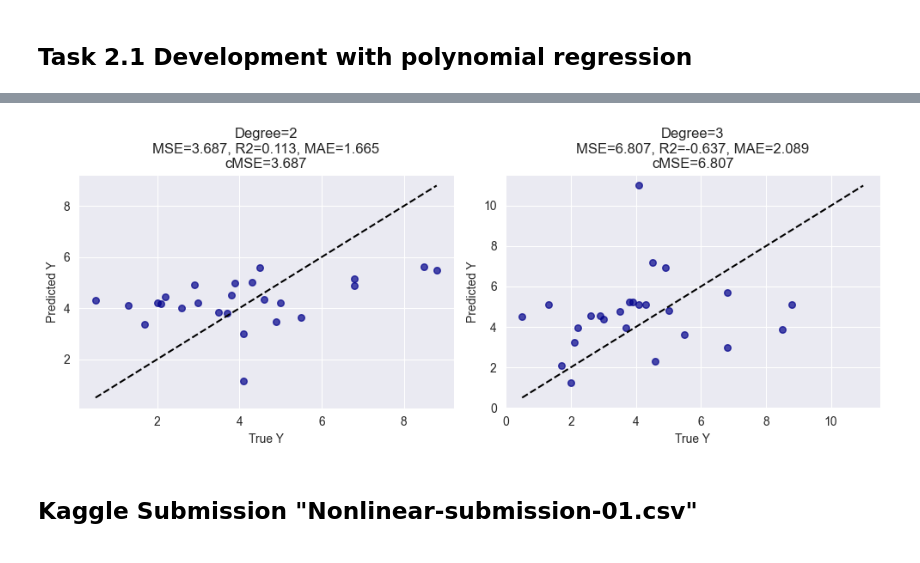
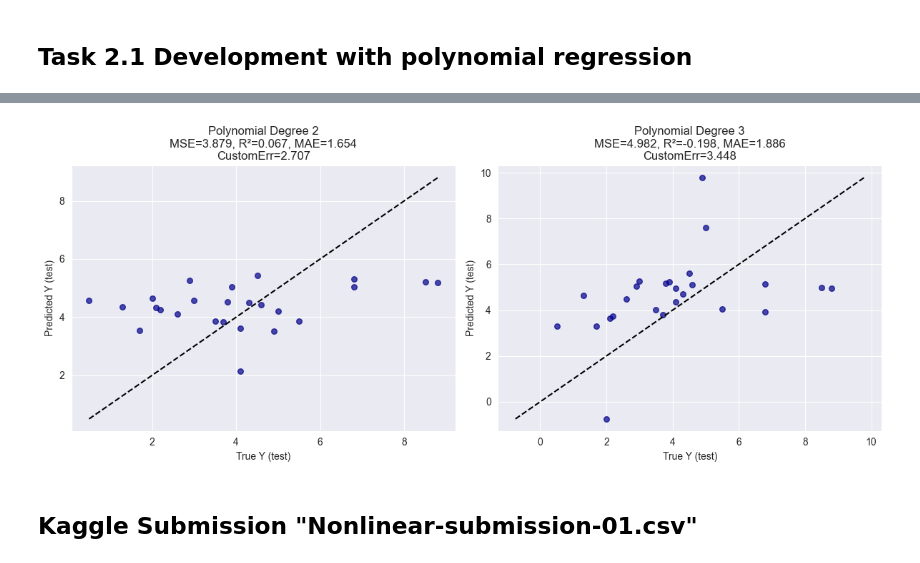
Before and after one commit to bencastello/Machine-Learning-Assignment-2, a Jupyter notebook: ml_assignment_2.ipynb, the cells around one changed output, grey strips where cells are left out. Drawn from its saved outputs; the diff is of its cells as text; code cells hidden in the pictures.

```diff
--- a/ml_assignment_2.ipynb
+++ b/ml_assignment_2.ipynb
@@ -93,7 +120,9 @@ plt.show()
 # %% [output]
 [figure]
 # %%
-X = df2.drop(columns=['SurvivalTime', 'Censored'])
+# Feature-DataFrame und Zielvariable als Pandas-Objekte lassen
+X = df2.drop(columns=['Unnamed: 0', 'SurvivalTime'])   # DataFrame
+y = df2['SurvivalTime']                                # Series
+
 feature_names = X.columns
-y = df2['SurvivalTime'].values
-c = df2['Censored'].values
+print(feature_names)
@@ -427,49 +662,67 @@ Test:       MSE=4.9350, R2=-0.7597, MAE=1.7856
 # %%
+
+
 degrees = [2, 3]
+c = 0.5   # asymmetric penalty
+
 kf = KFold(n_splits=5, shuffle=True, random_state=42)
+
 cv_results = {}
 
 for deg in degrees:
     fold_metrics = []
 
-    for train_idx, val_idx in kf.split(X_train_cv):
+    print(f"\n=== Polynomial Degree {deg} (5-fold CV) ===")
+
+    # Loop through folds
+    for fold_idx, (train_idx, val_idx) in enumerate(kf.split(X_train_cv), start=1):
+
+        # Correct DataFrame indexing
         X_tr = X_train_cv.iloc[train_idx]
         X_val = X_train_cv.iloc[val_idx]
+        y_tr = y_train_cv.iloc[train_idx]
+        y_val = y_train_cv.iloc[val_idx]
 
-        y_tr = y_train_cv[train_idx]
-        y_val = y_train_cv[val_idx]
-
-        c_tr = c_train_cv[train_idx]
-        c_val = c_train_cv[val_idx]
-
+        # Build pipeline
         model = Pipeline([
             ("scaler", StandardScaler()),
             ("poly", PolynomialFeatures(degree=deg, include_bias=False)),
             ("linreg", LinearRegression())
         ])
 
+        # Fit and predict
         model.fit(X_tr, y_tr)
         y_pred_val = model.predict(X_val)
 
+        # Metrics
         mse = mean_squared_error(y_val, y_pred_val)
         r2 = r2_score(y_val, y_pred_val)
         mae = mean_absolute_error(y_val, y_pred_val)
-        cust = error_metric(y_val, y_pred_val, c_val)
+        custom_err = error_metric(y_val, y_pred_val, c)
 
-        fold_metrics.append((mse, r2, mae, cust))
+        fold_metrics.append((mse, r2, mae, custom_err))
+
+        print(f"Fold {fold_idx}: "
+              f"MSE={mse:.4f}, R2={r2:.4f}, MAE={mae:.4f}, CustomErr={custom_err:.4f}")
 
     fold_metrics = np.array(fold_metrics)
     cv_results[deg] = fold_metrics
 
-    print(f"=== Polynomial Degree {deg} (5-fold CV) ===")
-    print(f"MSE:  {fold_metrics[:, 0].mean():.4f} ± {fold_metrics[:, 0].std():.4f}")
-    print(f"R2:   {fold_metrics[:, 1].mean():.4f} ± {fold_metrics[:, 1].std():.4f}")
-    print(f"MAE:  {fold_metrics[:, 2].mean():.4f} ± {fold_metrics[:, 2].std():.4f}")
-    print(f"cMSE: {fold_metrics[:, 3].mean():.4f} ± {fold_metrics[:, 3].std():.4f}\n")
+    print(f"Average MSE = {fold_metrics[:,0].mean():.4f} ± {fold_metrics[:,0].std():.4f}")
+    print(f"Average R2  = {fold_metrics[:,1].mean():.4f} ± {fold_metrics[:,1].std():.4f}")
+    print(f"Average MAE = {fold_metrics[:,2].mean():.4f} ± {fold_metrics[:,2].std():.4f}")
+    print(f"Average CustomErr(c={c}) = {fold_metrics[:,3].mean():.4f} ± {fold_metrics[:,3].std():.4f}")
 
-fig, axes = plt.subplots(1, len(degrees), figsize=(5 * len(degrees), 4))
+
+
+
+fig, axes = plt.subplots(1, len(degrees), figsize=(6 * len(degrees), 5))
+
+if len(degrees) == 1:
+    axes = [axes]
 
 for i, deg in enumerate(degrees):
+
     final_model = Pipeline([
         ("scaler", StandardScaler()),
         ("poly", PolynomialFeatures(degree=deg, include_bias=False)),
@@ -482,23 +735,26 @@ for i, deg in enumerate(degrees):
     mse_test = mean_squared_error(y_test_cv, y_pred_test)
     r2_test = r2_score(y_test_cv, y_pred_test)
     mae_test = mean_absolute_error(y_test_cv, y_pred_test)
-    custom_test = error_metric(y_test_cv, y_pred_test, c_test_cv)
+    custom_test = error_metric(y_test_cv, y_pred_test, c)
 
-    print(f"Final Test — Degree {deg}: "
-          f"MSE={mse_test:.4f}, R2={r2_test:.4f}, MAE={mae_test:.4f}, cMSE={custom_test:.4f}")
+    print(f"\n=== Final Test Metrics for Polynomial Degree {deg} ===")
+    print(f"MSE={mse_test:.4f}, R²={r2_test:.4f}, MAE={mae_test:.4f}, CustomErr(c={c})={custom_test:.4f}")
 
     ax = axes[i]
     ax.scatter(y_test_cv, y_pred_test, alpha=0.7, s=30, color="darkblue")
 
-    mn = min(y_test_cv.min(), y_pred_test.min())
-    mx = max(y_test_cv.max(), y_pred_test.max())
+    mn = min(np.min(y_test_cv), np.min(y_pred_test))
+    mx = max(np.max(y_test_cv), np.max(y_pred_test))
     ax.plot([mn, mx], [mn, mx], linestyle="--", color="black")
 
-    ax.set_xlabel("True Y")
-    ax.set_ylabel("Predicted Y")
+    ax.set_xlabel("True Y (test)")
+    ax.set_ylabel("Predicted Y (test)")
     ax.set_title(
-        f"Degree={deg}\nMSE={mse_test:.3f}, R2={r2_test:.3f}, MAE={mae_test:.3f}\ncMSE={custom_test:.3f}"
+        f"Polynomial Degree {deg}\n"
+        f"MSE={mse_test:.3f}, R²={r2_test:.3f}, MAE={mae_test:.3f}\n"
+        f"CustomErr={custom_test:.3f}"
     )
+    ax.grid(True)
 
 plt.tight_layout()
 plt.show()
@@ -520,4 +779,4 @@ Final Test — Degree 3: MSE=6.8074, R2=-0.6373, MAE=2.0887, cMSE=6.8074
-[figure, old version]
+[figure, new version]
 # %% [markdown]
 ## Kaggle Submission "Nonlinear-submission-01.csv"
 # %%
```
Also changed, not shown: parts of 28 cells of this notebook.
